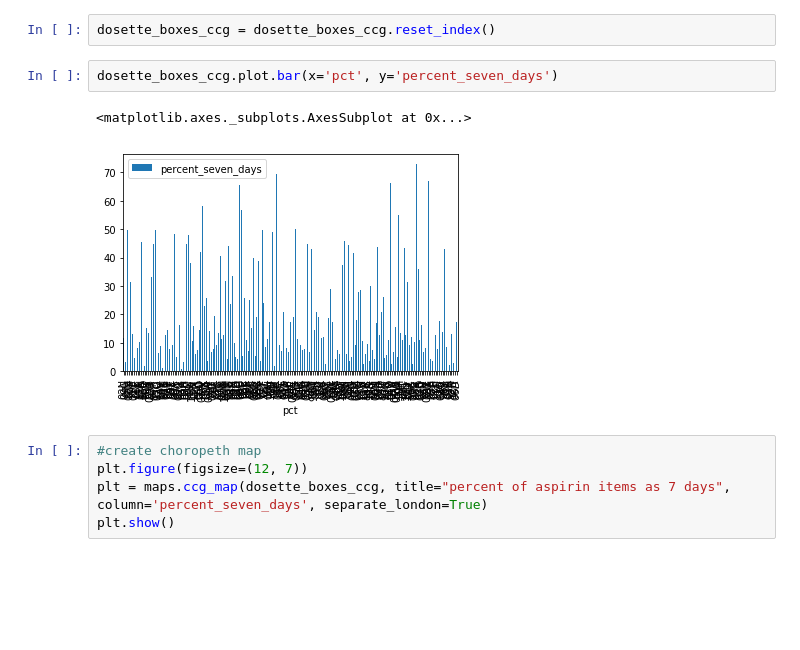
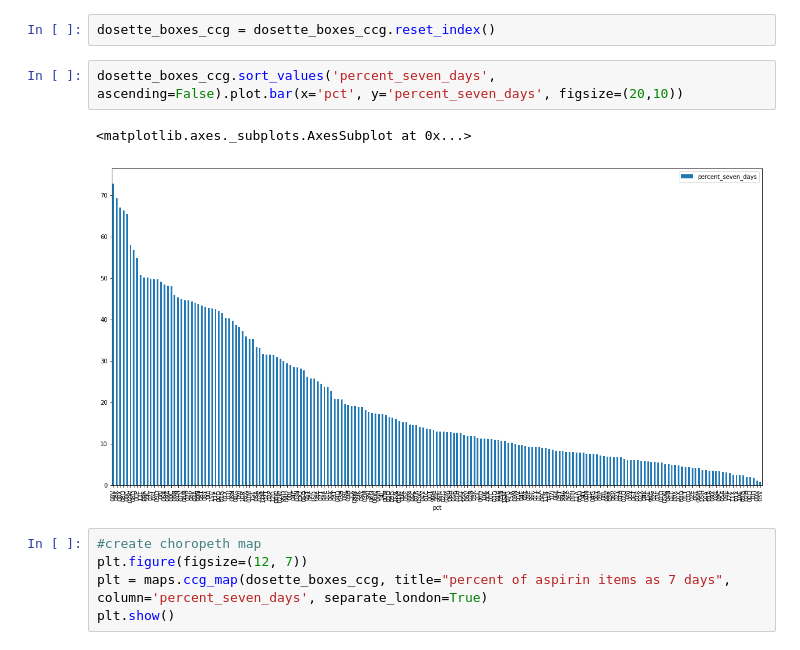
Before and after one commit to ebmdatalab/prescribing-queries, a Jupyter notebook: Query Notebooks/Aspirin.sevendayrx/7 Day Aspirin.ipynb, the cells around one changed output. Saved outputs shown, nothing was run; the diff lists cells and outputs as text; blank space fills up the shorter version.

Commit message:
update graph size

```diff
--- a/Query Notebooks/Aspirin.sevendayrx/7 Day Aspirin.ipynb
+++ b/Query Notebooks/Aspirin.sevendayrx/7 Day Aspirin.ipynb
@@ -135,10 +135,10 @@ dosette_boxes_ccg.to_csv('aspirin.csv')
 # %%
 dosette_boxes_ccg = dosette_boxes_ccg.reset_index()
 # %%
-dosette_boxes_ccg.plot.bar(x='pct', y='percent_seven_days')
+dosette_boxes_ccg.sort_values('percent_seven_days', ascending=False).plot.bar(x='pct', y='percent_seven_days', figsize=(20,10))
 # %% [output]
 <matplotlib.axes._subplots.AxesSubplot at 0x...>
-[figure, old version]
+[figure, new version]
 # %%
 #create choropeth map
 plt.figure(figsize=(12, 7))
```
Also changed, not shown: parts of 2 cells of this notebook.
